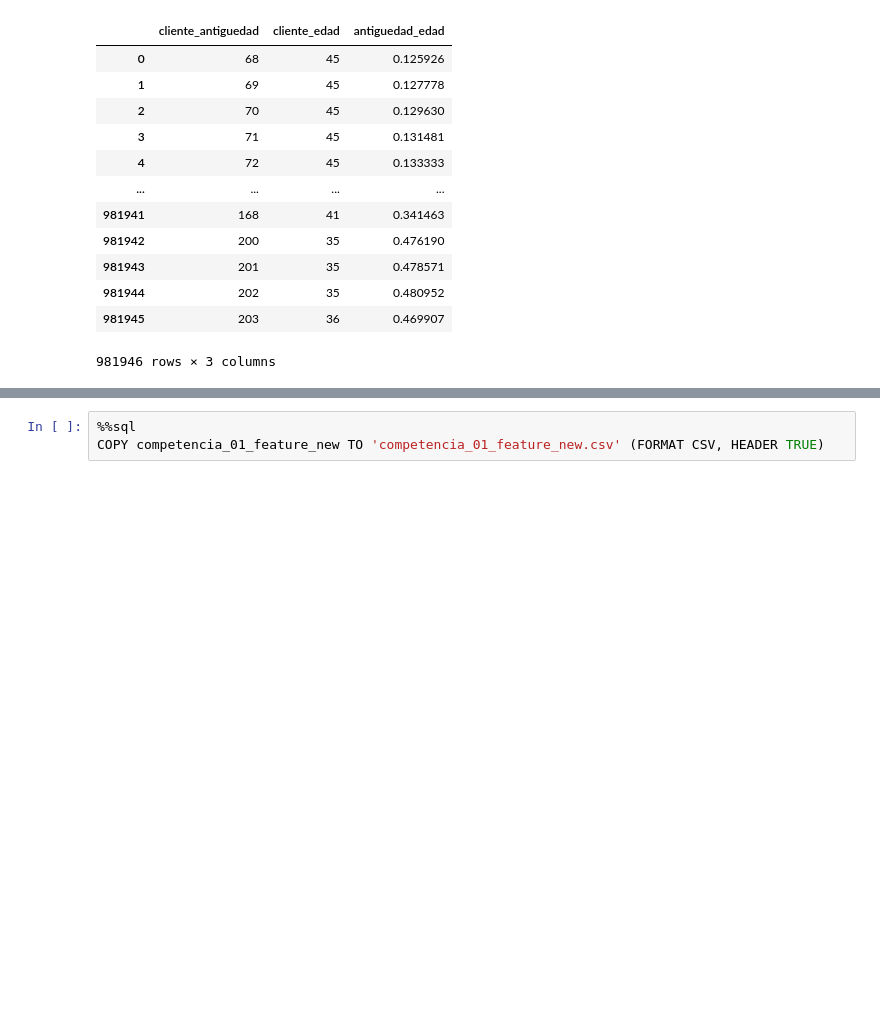
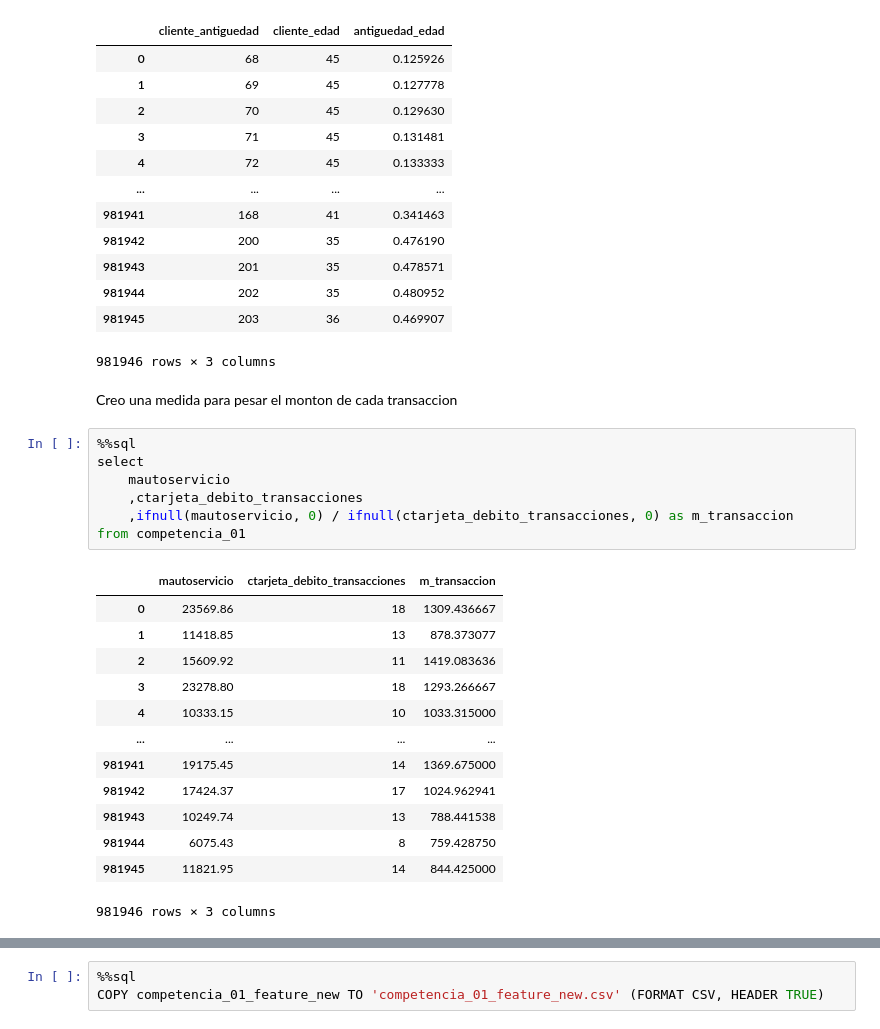
Before and after one commit to dmecoyfin/dmeyf2024, a Jupyter notebook: src/Competencia_1/Feature_Engineering_en_SQL.ipynb, the cells around one changed output, grey strips where cells are left out. Drawn from its saved outputs; the diff is of its cells as text; blank space fills up the shorter version.

```diff
--- a/src/Competencia_1/Feature_Engineering_en_SQL.ipynb
+++ b/src/Competencia_1/Feature_Engineering_en_SQL.ipynb
@@ -329,3 +282,26 @@ from competencia_01
 | 981944 | 202 | 35 | 0.480952 |
 | 981945 | 203 | 36 | 0.469907 |
 981946 rows × 3 columns
+# %% [markdown]
+Creo una medida para pesar el monton de cada transaccion
+# %%
+%%sql
+select
+    mautoservicio
+    ,ctarjeta_debito_transacciones
+    ,ifnull(mautoservicio, 0) / ifnull(ctarjeta_debito_transacciones, 0) as m_transaccion
+from competencia_01
+# %% [output]
+|  | mautoservicio | ctarjeta_debito_transacciones | m_transaccion |
+| 0 | 23569.86 | 18 | 1309.436667 |
+| 1 | 11418.85 | 13 | 878.373077 |
+| 2 | 15609.92 | 11 | 1419.083636 |
+| 3 | 23278.80 | 18 | 1293.266667 |
+| 4 | 10333.15 | 10 | 1033.315000 |
+| ... | ... | ... | ... |
+| 981941 | 19175.45 | 14 | 1369.675000 |
+| 981942 | 17424.37 | 17 | 1024.962941 |
+| 981943 | 10249.74 | 13 | 788.441538 |
+| 981944 | 6075.43 | 8 | 759.428750 |
+| 981945 | 11821.95 | 14 | 844.425000 |
+981946 rows × 3 columns
```
Also changed, not shown: parts of 16 cells of this notebook, 2 other files.
